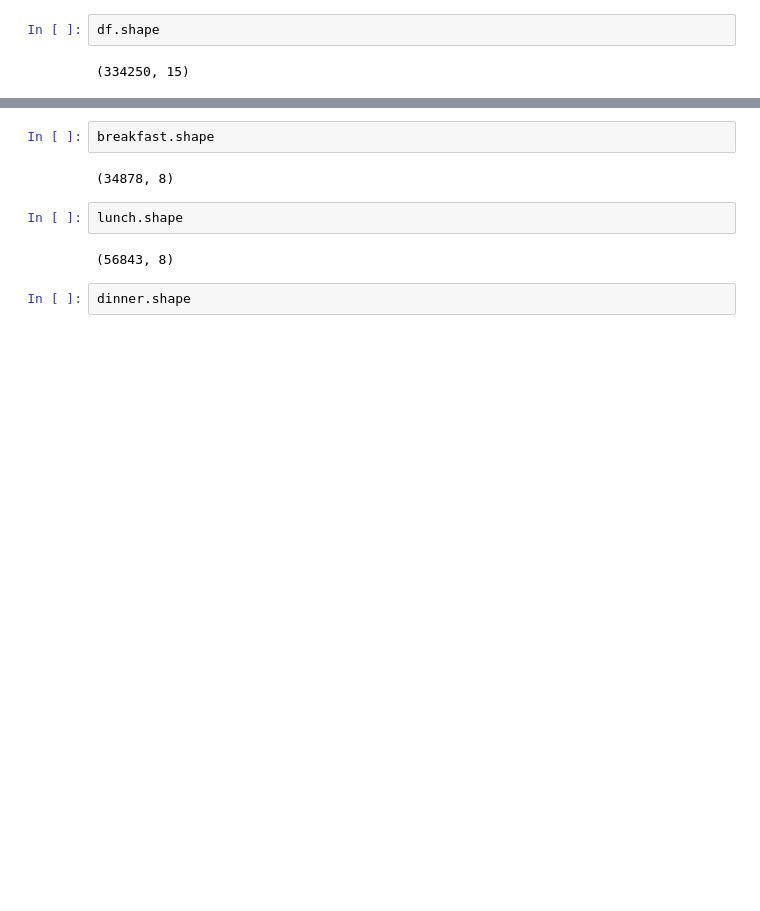
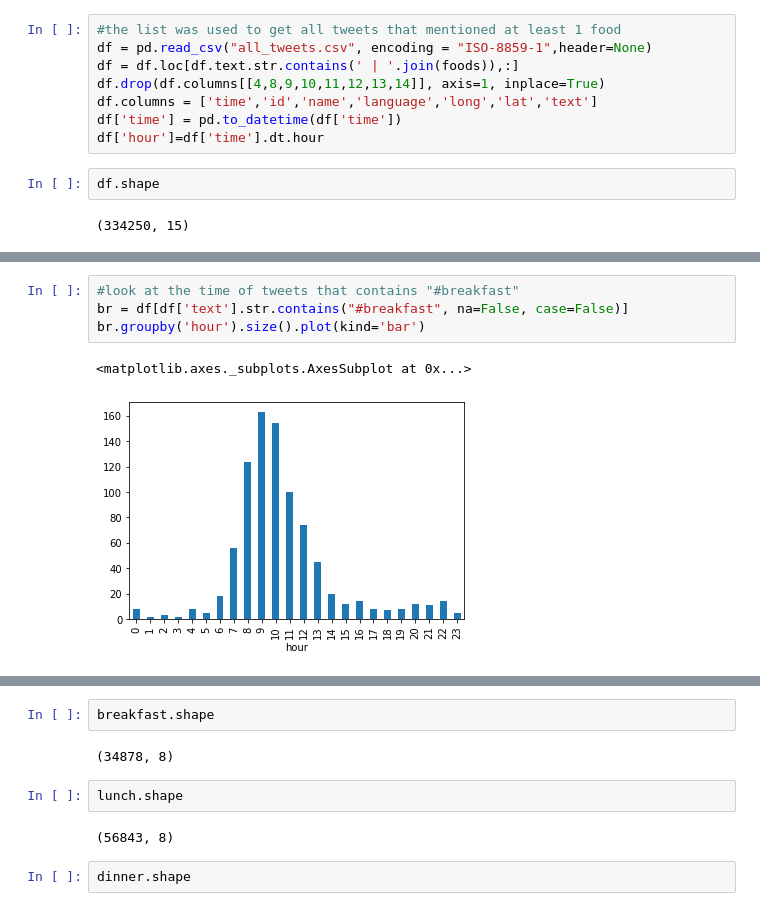
Before and after one commit to YangZhouCSS/cssphd, a Jupyter notebook: RQ1.ipynb, the cells around one changed output, grey strips where cells are left out. Saved outputs shown, nothing was run; the diff lists cells and outputs as text; blank space fills up the shorter version.

```diff
--- a/RQ1.ipynb
+++ b/RQ1.ipynb
@@ -20,3 +19,11 @@ df = pd.read_csv("all_food_new.csv", encoding = "ISO-8859-1",header=None)
+# %%
+#the list was used to get all tweets that mentioned at least 1 food
+df = pd.read_csv("all_tweets.csv", encoding = "ISO-8859-1",header=None)
+df = df.loc[df.text.str.contains(' | '.join(foods)),:]
+df.drop(df.columns[[4,8,9,10,11,12,13,14]], axis=1, inplace=True)
+df.columns = ['time','id','name','language','long','lat','text']
+df['time'] = pd.to_datetime(df['time'])
+df['hour']=df['time'].dt.hour
 # %%
 df.shape
 # %% [output]
@@ -46,0 +31,7 @@ df
+# %%
+#look at the time of tweets that contains "#breakfast"
+br = df[df['text'].str.contains("#breakfast", na=False, case=False)]
+br.groupby('hour').size().plot(kind='bar')
+# %% [output]
+<matplotlib.axes._subplots.AxesSubplot at 0x...>
+[figure, added]
```
Also changed, not shown: parts of 23 cells of this notebook.
